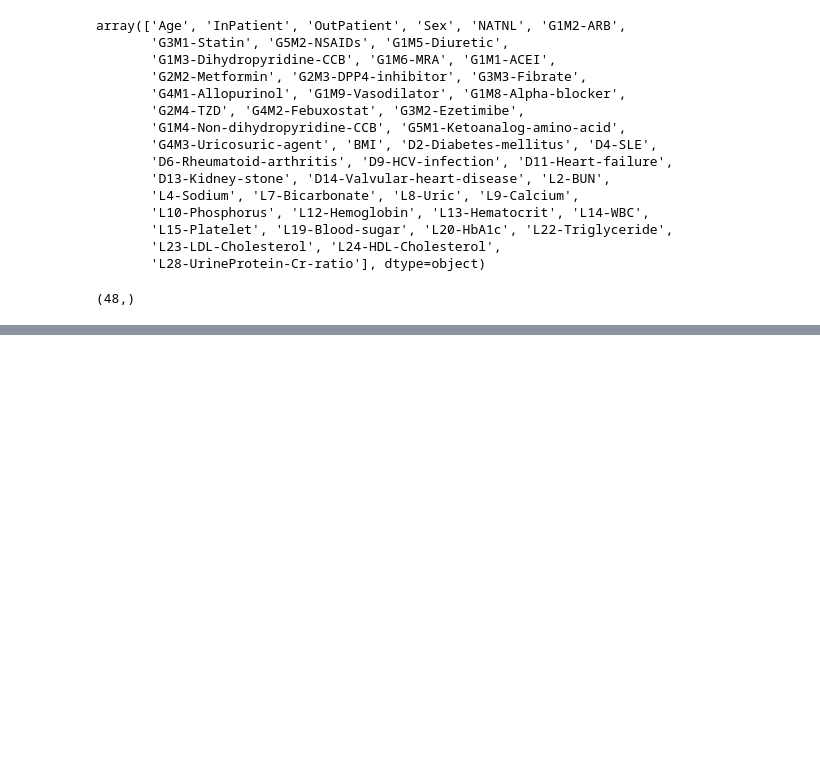
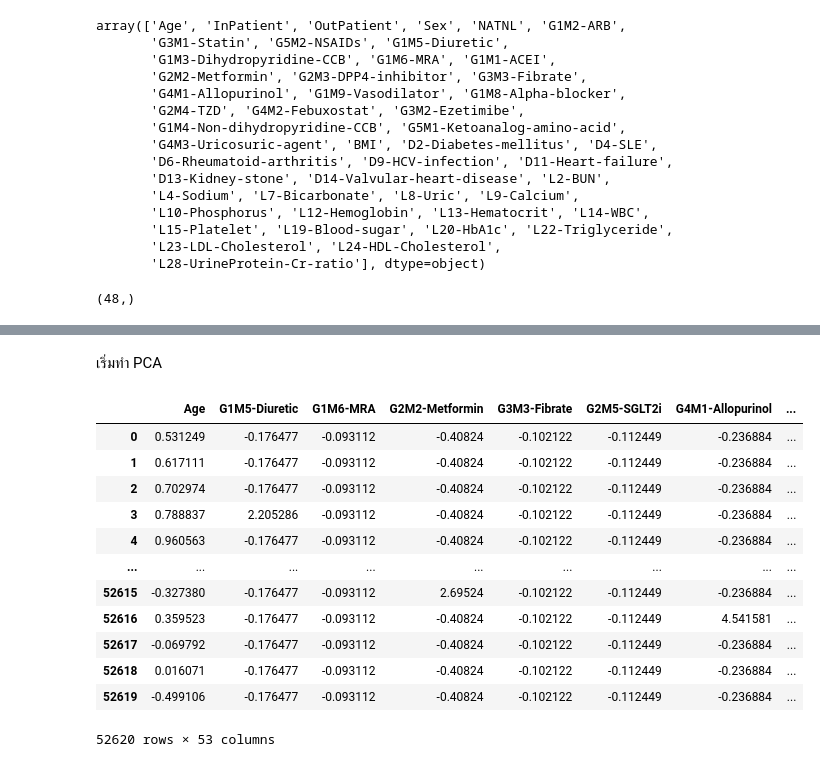
Before and after one commit to Aomaphisara/ULckdresearch2023, a Jupyter notebook: LassoRegression_Feature_Importance.ipynb, the cells around one changed output, grey strips where cells are left out. Saved outputs shown, nothing was run; the diff lists cells and outputs as text; code cells hidden in the pictures; blank space fills up the shorter version.

```diff
--- a/LassoRegression_Feature_Importance.ipynb
+++ b/LassoRegression_Feature_Importance.ipynb
@@ -255,0 +372,16 @@ selected_features.shape
+# %%
+# นำคอลัมน์ทั้งหมดมารวมกัน
+selected_features = common_columns + unique_columns_slope + unique_columns_egfr
+
+# ลำดับคอลัมน์ตาม slope
+slope_columns_order = slope.columns.tolist()
+
+# ลำดับคอลัมน์ตาม egfr
+egfr_columns_order = egfr.columns.tolist()
+
+# นำคอลัมน์ทั้งหมดมารวมกัน โดยให้ลำดับตาม slope แล้ว egfr
+selected_features_order = slope_columns_order + [col for col in egfr_columns_order if col not in slope_columns_order]
+
+# สร้าง DataFrame ที่มีเฉพาะ feature ที่เลือกและเรียงลำดับตามลำดับที่กำหนด
+data = df[selected_features_order]
+data.head()
@@ -255,0 +417,2 @@ selected_features.shape
+# %% [markdown]
+เริ่มทำ PCA
@@ -255,0 +425,28 @@ selected_features.shape
+# %%
+# สร้าง StandardScaler
+scaler = StandardScaler()
+
+# นำข้อมูลมาทำการ scale
+# คอลัมน์ที่ไม่ต้องการทำ scaling ถูกนำออก
+columns_to_exclude = ['InPatient', 'Sex', 'OutPatient', 'NATNL']  # แก้ไขให้เป็นรายชื่อคอลัมน์เดี่ยว
+data_to_scale = data.drop(columns=columns_to_exclude)
+scale_data = scaler.fit_transform(data_to_scale)
+
+# นำข้อมูลที่ถูก scale แล้วไปใส่ใน DataFrame ใหม่
+scale_data = pd.DataFrame(scale_data, columns=data_to_scale.columns)
+scale_data[['InPatient', 'Sex', 'OutPatient', 'NATNL']] = data[['InPatient', 'Sex', 'OutPatient', 'NATNL']]
+scale_data
+# %% [output]
+|  | Age | G1M5-Diuretic | G1M6-MRA | G2M2-Metformin | G3M3-Fibrate | G2M5-SGLT2i | G4M1-Allopurinol | ... |
+| 0 | 0.531249 | -0.176477 | -0.093112 | -0.40824 | -0.102122 | -0.112449 | -0.236884 | ... |
+| 1 | 0.617111 | -0.176477 | -0.093112 | -0.40824 | -0.102122 | -0.112449 | -0.236884 | ... |
+| 2 | 0.702974 | -0.176477 | -0.093112 | -0.40824 | -0.102122 | -0.112449 | -0.236884 | ... |
+| 3 | 0.788837 | 2.205286 | -0.093112 | -0.40824 | -0.102122 | -0.112449 | -0.236884 | ... |
+| 4 | 0.960563 | -0.176477 | -0.093112 | -0.40824 | -0.102122 | -0.112449 | -0.236884 | ... |
+| ... | ... | ... | ... | ... | ... | ... | ... | ... |
+| 52615 | -0.327380 | -0.176477 | -0.093112 | 2.69524 | -0.102122 | -0.112449 | -0.236884 | ... |
+| 52616 | 0.359523 | -0.176477 | -0.093112 | -0.40824 | -0.102122 | -0.112449 | 4.541581 | ... |
+| 52617 | -0.069792 | -0.176477 | -0.093112 | -0.40824 | -0.102122 | -0.112449 | -0.236884 | ... |
+| 52618 | 0.016071 | -0.176477 | -0.093112 | -0.40824 | -0.102122 | -0.112449 | -0.236884 | ... |
+| 52619 | -0.499106 | -0.176477 | -0.093112 | -0.40824 | -0.102122 | -0.112449 | -0.236884 | ... |
+52620 rows × 53 columns
```
Also changed, not shown: parts of 24 cells of this notebook.
